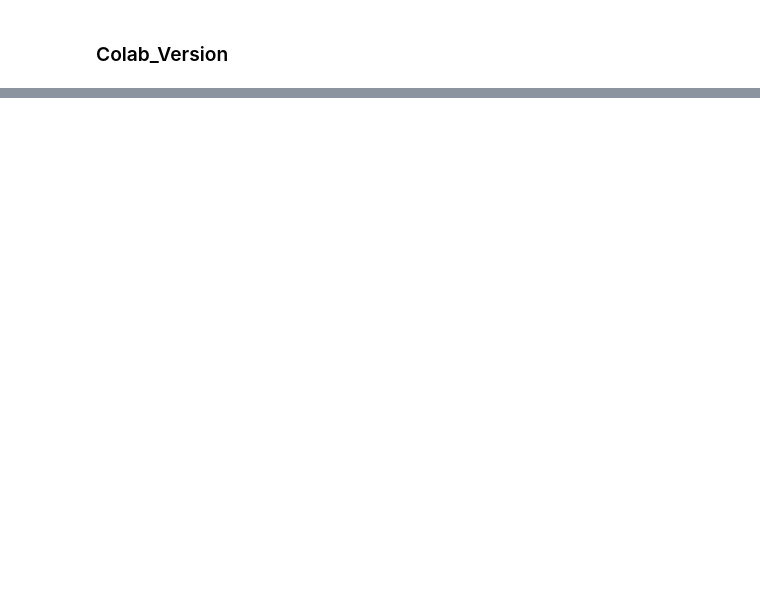
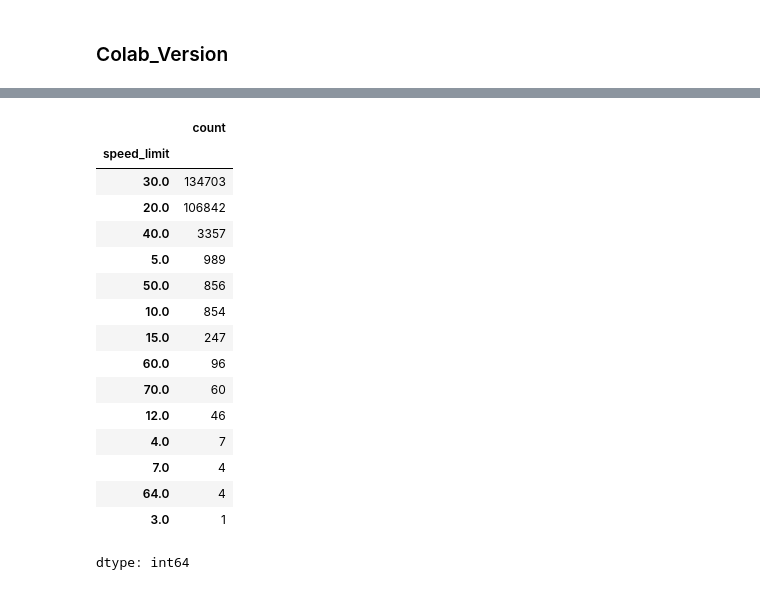
Before and after one commit to Van-Wu1/CECI, a Jupyter notebook: scr/py/LTSsimplified.ipynb, the cells around one changed output, grey strips where cells are left out. Saved outputs shown, nothing was run; the diff lists cells and outputs as text; code cells hidden in the pictures; blank space fills up the shorter version.

```diff
--- a/scr/py/LTSsimplified.ipynb
+++ b/scr/py/LTSsimplified.ipynb
@@ -31,8 +56,37 @@ edges = ox.graph_to_gdfs(graph, nodes=False)
 # %%
 # 构造 LTS 所需字段
+# 1
 edges['functional_class'] = edges['highway']
-edges['has_bike_lane'] = edges['cycleway'].notnull() if 'cycleway' in edges.columns else False
-edges['speed_limit'] = pd.to_numeric(edges['maxspeed'], errors='coerce').fillna(30)
+
+# 2
+# 判断 highway 字段中是否含有 'cycleway'，支持字符串和列表两种情况
+def detect_bike_lane(value):
+    if isinstance(value, list):
+        return 'cycleway' in value
+    elif isinstance(value, str):
+        return value == 'cycleway'
+    return False
+
+edges['has_bike_lane'] = edges['highway'].apply(detect_bike_lane)
+
+# 3
+def extract_min_speed(val):
+    if isinstance(val, list):
+        speeds = [int(re.findall(r'\d+', s)[0]) for s in val if re.findall(r'\d+', s)]
+        return min(speeds) if speeds else None
+    elif isinstance(val, str):
+        matches = re.findall(r'\d+', val)
+        return int(min(matches)) if matches else None
+    return None
+
+# 如果是字符串形式的列表（比如 "['30 mph', '20 mph']"），先 eval 一下
+edges['maxspeed_clean'] = edges['maxspeed'].apply(lambda x: eval(x) if isinstance(x, str) and x.startswith('[') else x)
+
+# 提取最小 mph 数字，NaN 填 30（默认值）
+edges['speed_limit'] = edges['maxspeed_clean'].apply(extract_min_speed).fillna(30)
+
+
+# 4
 edges['lane_count'] = pd.to_numeric(edges['lanes'], errors='coerce').fillna(1)
 
 #定义简化版 LTS 判定规则
@@ -46,6 +100,7 @@ def assign_lts(row):
     if pd.isna(fc): fc = 'unclassified'
 
     if bike and speed <= 25 and lanes <= 2 and fc in ['residential', 'unclassified', 'living_street']:
+    # if bike and speed <= 25 and lanes <= 2:
         return 1
     if (not bike and speed <= 30 and lanes <= 2) or (bike and speed <= 35 and lanes <= 3):
         if fc in ['residential', 'tertiary', 'unclassified']:
@@ -61,0 +143,20 @@ edges['LTS'] = edges.apply(assign_lts, axis=1)
+# %%
+edges['speed_limit'].value_counts()
+# %% [output]
+|  | count |
+| speed_limit |  |
+| 30.0 | 134703 |
+| 20.0 | 106842 |
+| 40.0 | 3357 |
+| 5.0 | 989 |
+| 50.0 | 856 |
+| 10.0 | 854 |
+| 15.0 | 247 |
+| 60.0 | 96 |
+| 70.0 | 60 |
+| 12.0 | 46 |
+| 4.0 | 7 |
+| 7.0 | 4 |
+| 64.0 | 4 |
+| 3.0 | 1 |
+dtype: int64
```
Also changed, not shown: parts of 10 cells of this notebook.
